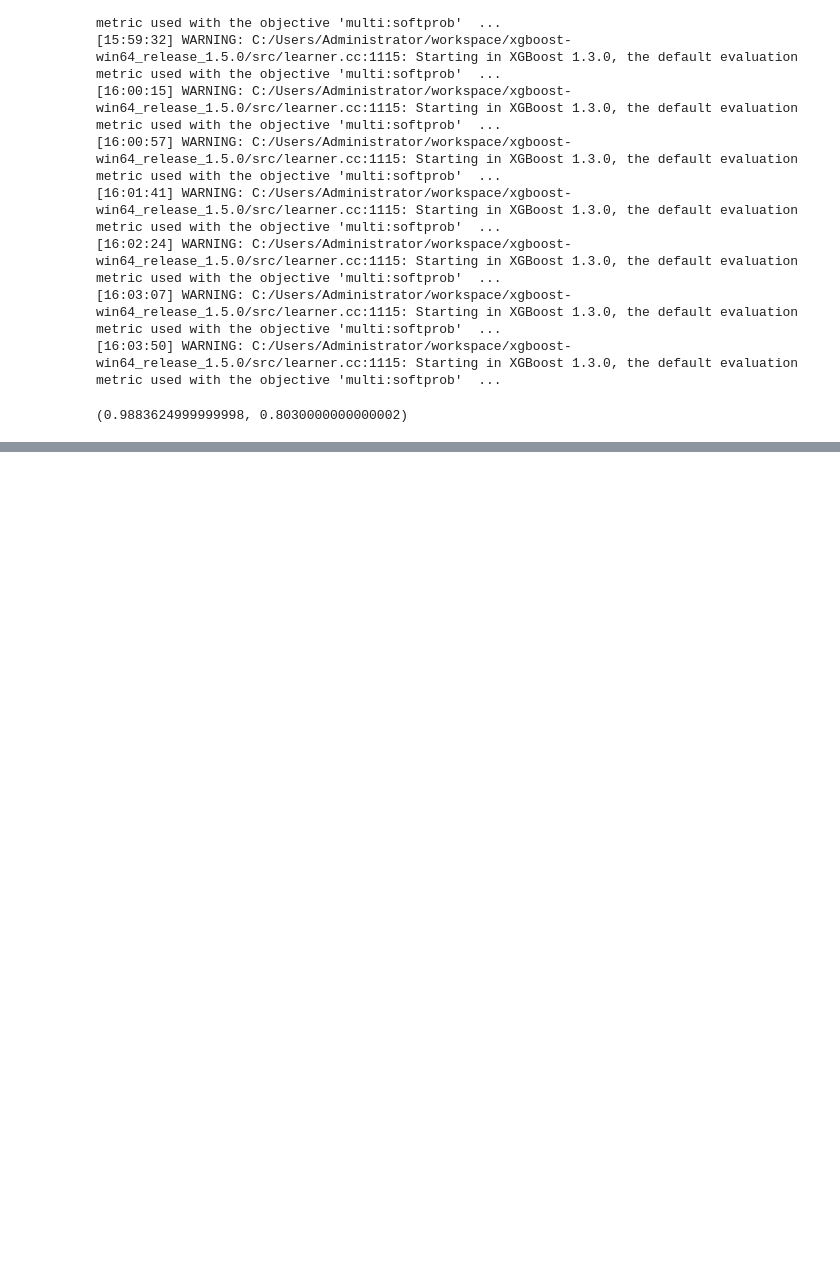
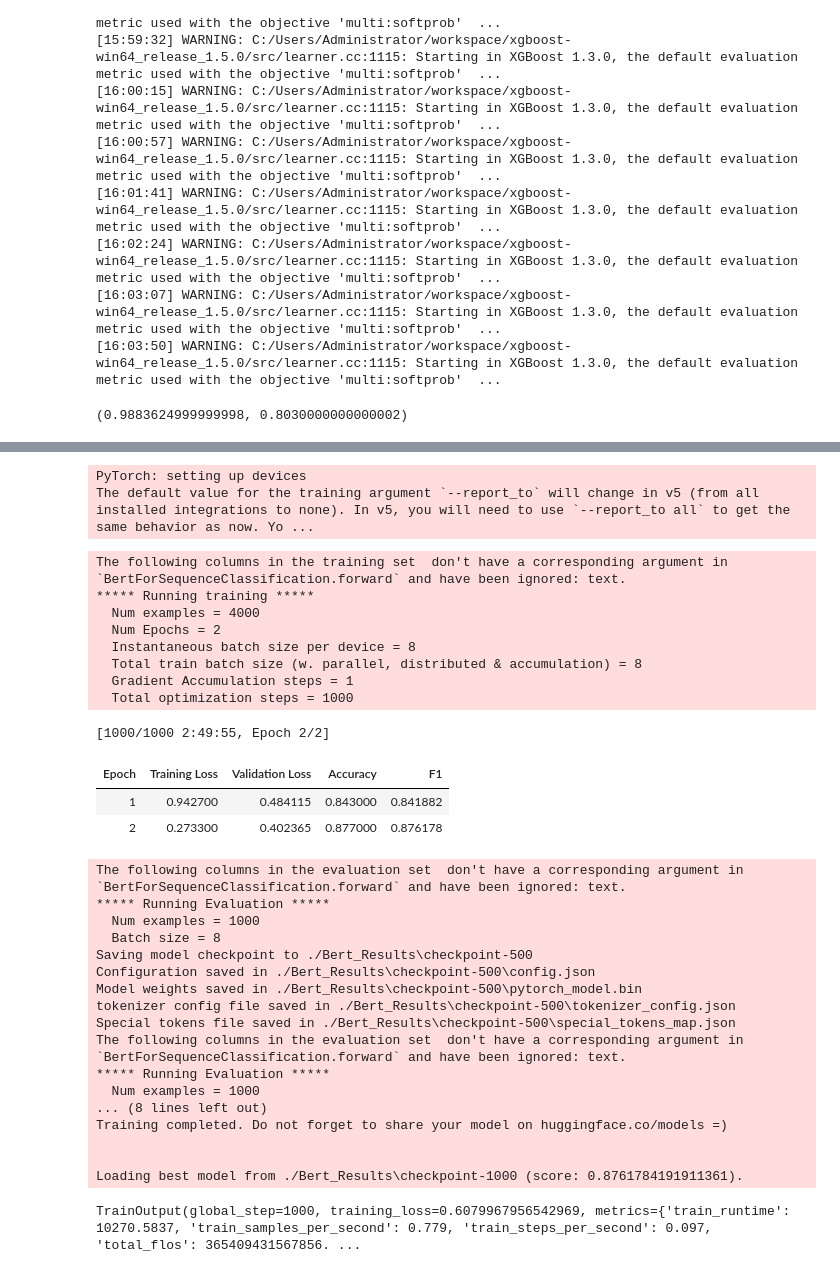
Before and after one commit to fazla95/NLP, a Jupyter notebook: NLP.ipynb, the cells around one changed output, grey strips where cells are left out. Drawn from its saved outputs; the diff is of its cells as text; code cells hidden in the pictures; blank space fills up the shorter version.

```diff
--- a/NLP.ipynb
+++ b/NLP.ipynb
@@ -770,0 +1202,2 @@ tf_df.to_csv('TF-IDF_Results.csv')
+# %%
+model = BertForSequenceClassification.from_pretrained(model_name_bert, num_labels = 5)
@@ -770,0 +1222,65 @@ tf_df.to_csv('TF-IDF_Results.csv')
+# %%
+def compute_metrics(pred):
+    labels = pred.label_ids
+    preds = pred.predictions.argmax(-1)
+    f1 = f1_score(labels, preds, average="weighted")
+    acc = accuracy_score(labels, preds)
+    return {"Accuracy": acc, "F1": f1}
+# %%
+training_args = TrainingArguments(
+    output_dir = './Bert_Results',
+    learning_rate = 2e-5,
+    per_device_train_batch_size = 8,
+    per_device_eval_batch_size = 8,
+    load_best_model_at_end = True,
+    metric_for_best_model = "F1",
+    evaluation_strategy = "epoch",
+    save_strategy = "epoch",
+    num_train_epochs = 2,
+    weight_decay = 0.01,
+)
+# %% [output]
+PyTorch: setting up devices
+The default value for the training argument `--report_to` will change in v5 (from all installed integrations to none). In v5, you will need to use `--report_to all` to get the same behavior as now. Yo ...
+# %%
+trainer = Trainer(
+    model = model,
+    args = training_args,
+    train_dataset = tokenized_data["train"],
+    eval_dataset = tokenized_data["test"],
+    tokenizer = tokenizer,
+    compute_metrics = compute_metrics
+)
+# %%
+trainer.train()
+# %% [output]
+The following columns in the training set  don't have a corresponding argument in `BertForSequenceClassification.forward` and have been ignored: text.
+***** Running training *****
+  Num examples = 4000
+  Num Epochs = 2
+  Instantaneous batch size per device = 8
+  Total train batch size (w. parallel, distributed & accumulation) = 8
+  Gradient Accumulation steps = 1
+  Total optimization steps = 1000
+[1000/1000 2:49:55, Epoch 2/2]
+| Epoch | Training Loss | Validation Loss | Accuracy | F1 |
+| 1 | 0.942700 | 0.484115 | 0.843000 | 0.841882 |
+| 2 | 0.273300 | 0.402365 | 0.877000 | 0.876178 |
+The following columns in the evaluation set  don't have a corresponding argument in `BertForSequenceClassification.forward` and have been ignored: text.
+***** Running Evaluation *****
+  Num examples = 1000
+  Batch size = 8
+Saving model checkpoint to ./Bert_Results\checkpoint-500
+Configuration saved in ./Bert_Results\checkpoint-500\config.json
+Model weights saved in ./Bert_Results\checkpoint-500\pytorch_model.bin
+tokenizer config file saved in ./Bert_Results\checkpoint-500\tokenizer_config.json
+Special tokens file saved in ./Bert_Results\checkpoint-500\special_tokens_map.json
+The following columns in the evaluation set  don't have a corresponding argument in `BertForSequenceClassification.forward` and have been ignored: text.
+***** Running Evaluation *****
+  Num examples = 1000
+... (8 lines left out)
+Training completed. Do not forget to share your model on huggingface.co/models =)
+
+
+Loading best model from ./Bert_Results\checkpoint-1000 (score: 0.8761784191911361).
+TrainOutput(global_step=1000, training_loss=0.6079967956542969, metrics={'train_runtime': 10270.5837, 'train_samples_per_second': 0.779, 'train_steps_per_second': 0.097, 'total_flos': 365409431567856. ...
```
Also changed, not shown: parts of 52 cells of this notebook.
